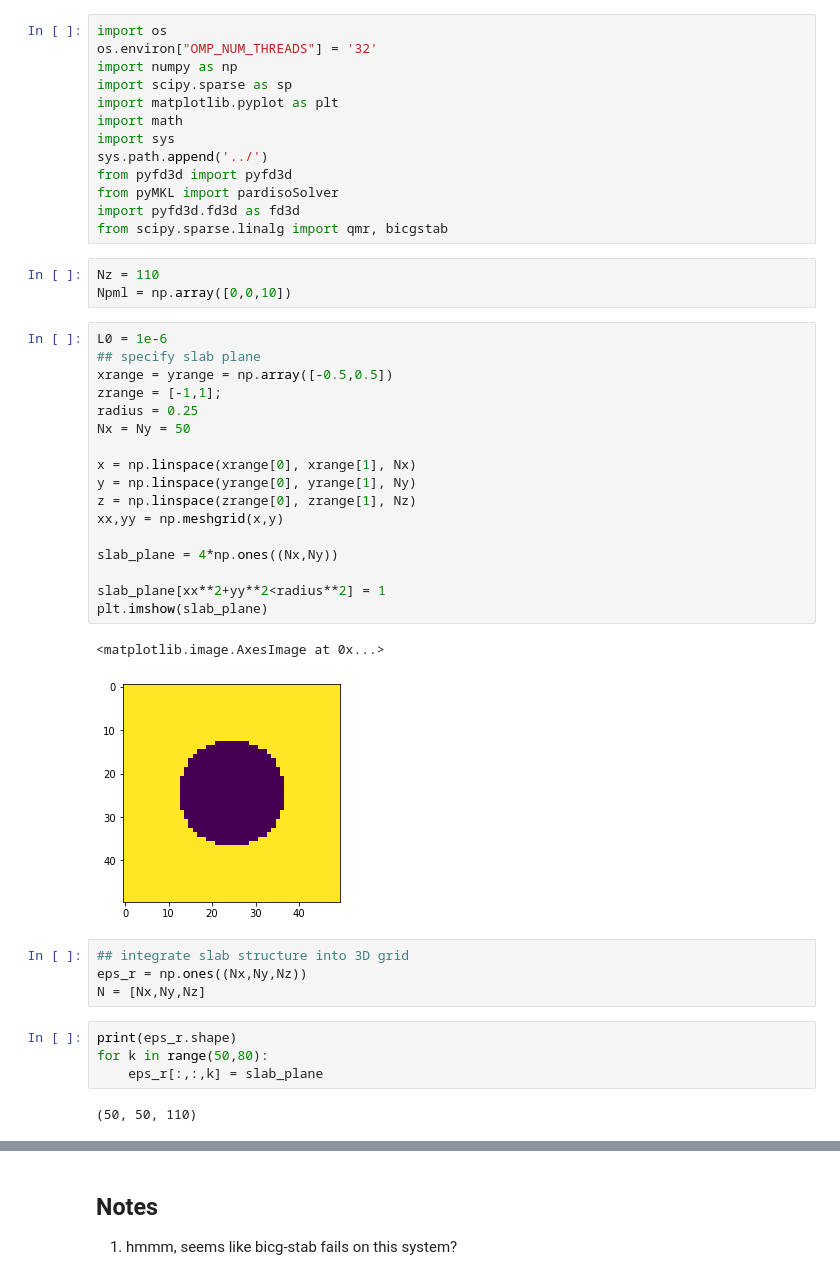
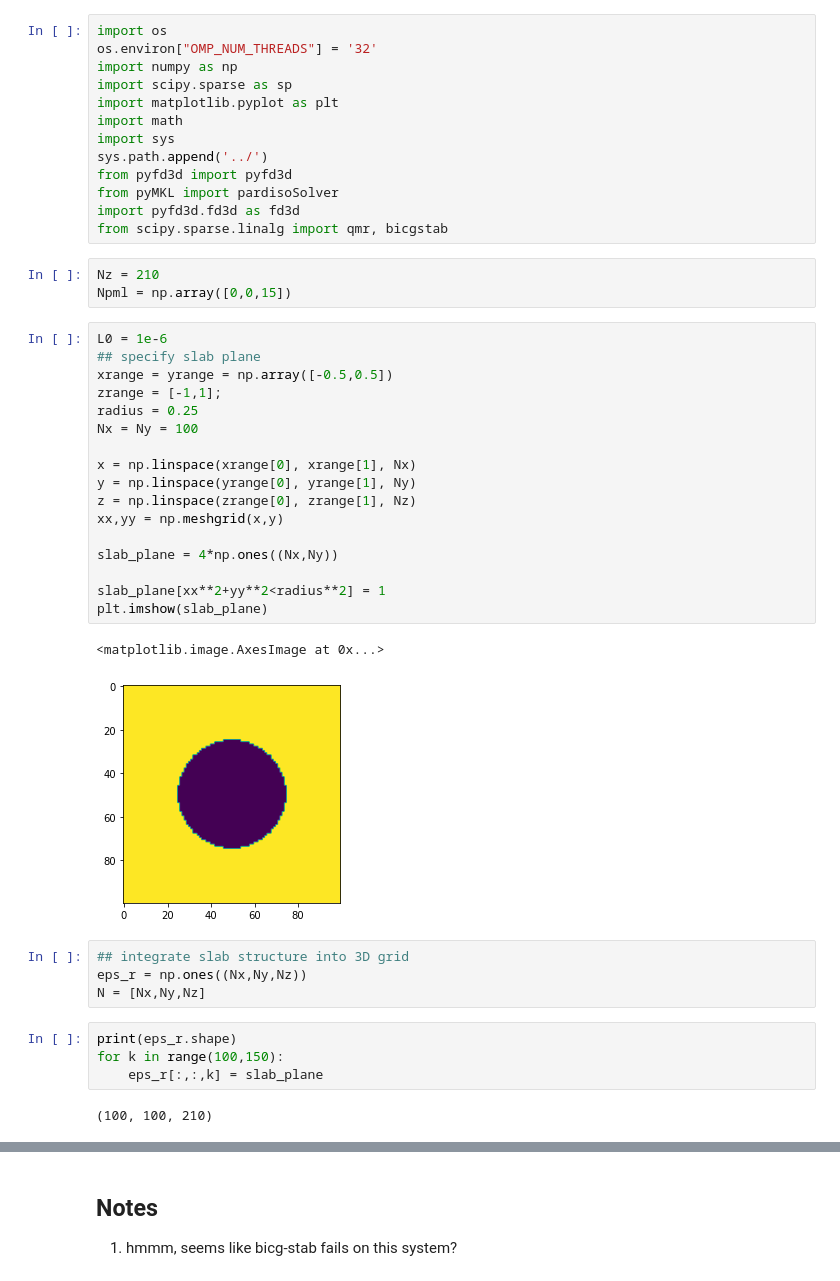
Before and after one commit to zhaonat/py-maxwell-fd3d, a Jupyter notebook: notebooks/photonic crystal slab (LARGE).ipynb, the cells around one changed output, grey strips where cells are left out. Drawn from its saved outputs; the diff is of its cells as text.

```diff
--- a/notebooks/photonic crystal slab (LARGE).ipynb
+++ b/notebooks/photonic crystal slab (LARGE).ipynb
@@ -12,38 +12,38 @@ from pyMKL import pardisoSolver
 import pyfd3d.fd3d as fd3d
 from scipy.sparse.linalg import qmr, bicgstab
 # %%
-Nz = 110
-Npml = np.array([0,0,10])
+Nz = 210
+Npml = np.array([0,0,15])
 # %%
 L0 = 1e-6
 ## specify slab plane
 xrange = yrange = np.array([-0.5,0.5])
 zrange = [-1,1];
 radius = 0.25
-Nx = Ny = 50
+Nx = Ny = 100
 
 x = np.linspace(xrange[0], xrange[1], Nx)
 y = np.linspace(yrange[0], yrange[1], Ny)
 z = np.linspace(zrange[0], zrange[1], Nz)
 xx,yy = np.meshgrid(x,y)
 
 slab_plane = 4*np.ones((Nx,Ny))
 
 slab_plane[xx**2+yy**2<radius**2] = 1
 plt.imshow(slab_plane)
 # %% [output]
 <matplotlib.image.AxesImage at 0x...>
-[figure, old version]
+[figure, new version]
 # %%
 ## integrate slab structure into 3D grid
 eps_r = np.ones((Nx,Ny,Nz))
 N = [Nx,Ny,Nz]
 # %%
 print(eps_r.shape)
-for k in range(50,80):
+for k in range(100,150):
     eps_r[:,:,k] = slab_plane
 # %% [output]
-(50, 50, 110)
+(100, 100, 210)
 # %%
 Jz = np.zeros(N);
 Jy = np.zeros(N);
```
Also changed, not shown: parts of 9 cells of this notebook, 3 other files.
